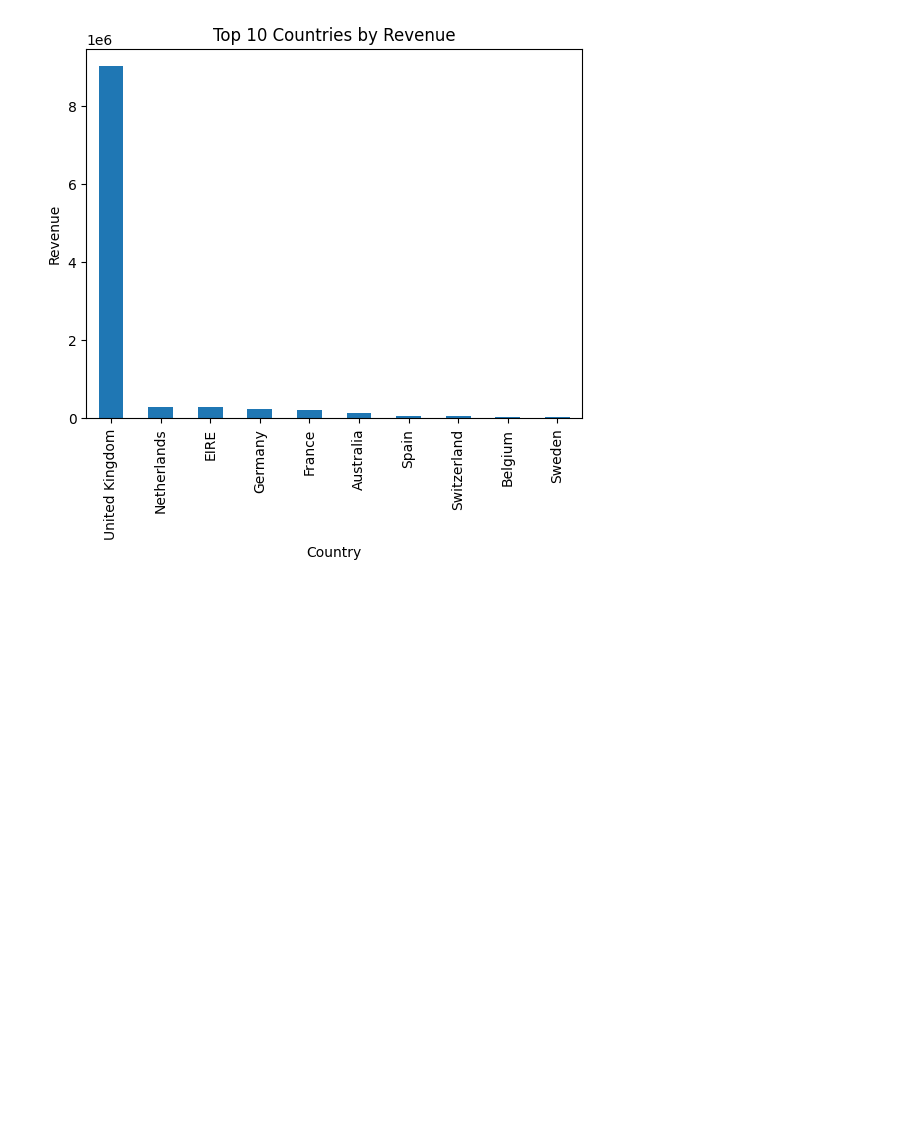
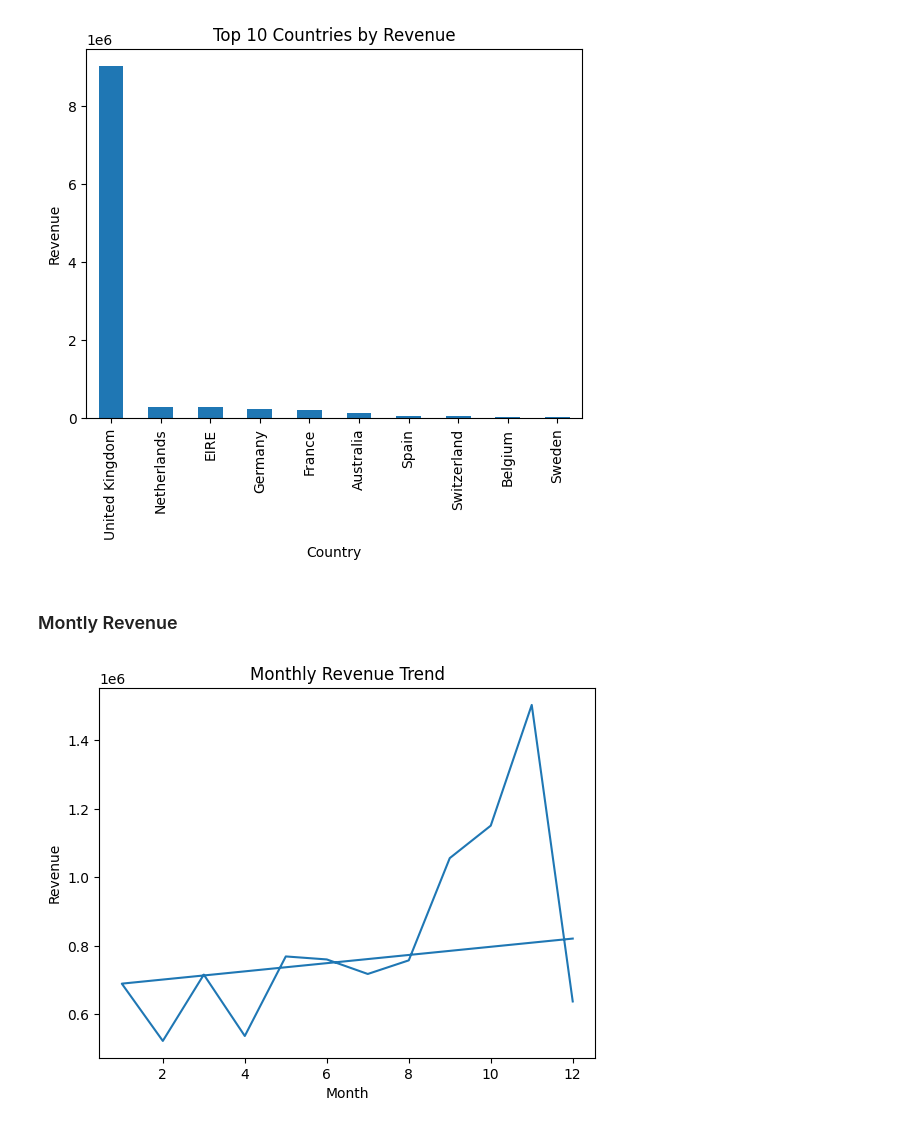
Before and after one commit to Jawid-Arabzada/ecommerce-sales-analysis, a Jupyter notebook: E_commerce_Sales.ipynb, the cells around one changed output. Drawn from its saved outputs; the diff is of its cells as text; code cells hidden in the pictures; blank space fills up the shorter version.

```diff
--- a/E_commerce_Sales.ipynb
+++ b/E_commerce_Sales.ipynb
@@ -316,3 +316,19 @@ plt.ylabel("Revenue")
 plt.show()
 # %% [output]
 [figure]
+# %% [markdown]
+### Montly Revenue
+# %%
+monthly_revenue = (
+    df_sales.groupby(['Year','Month'])['TotalSale']
+    .sum()
+    .reset_index()
+)
+
+plt.plot(monthly_revenue['Month'], monthly_revenue['TotalSale'])
+plt.title("Monthly Revenue Trend")
+plt.xlabel("Month")
+plt.ylabel("Revenue")
+plt.show()
+# %% [output]
+[figure, added]
```
Also changed, not shown: parts of 15 cells of this notebook.
